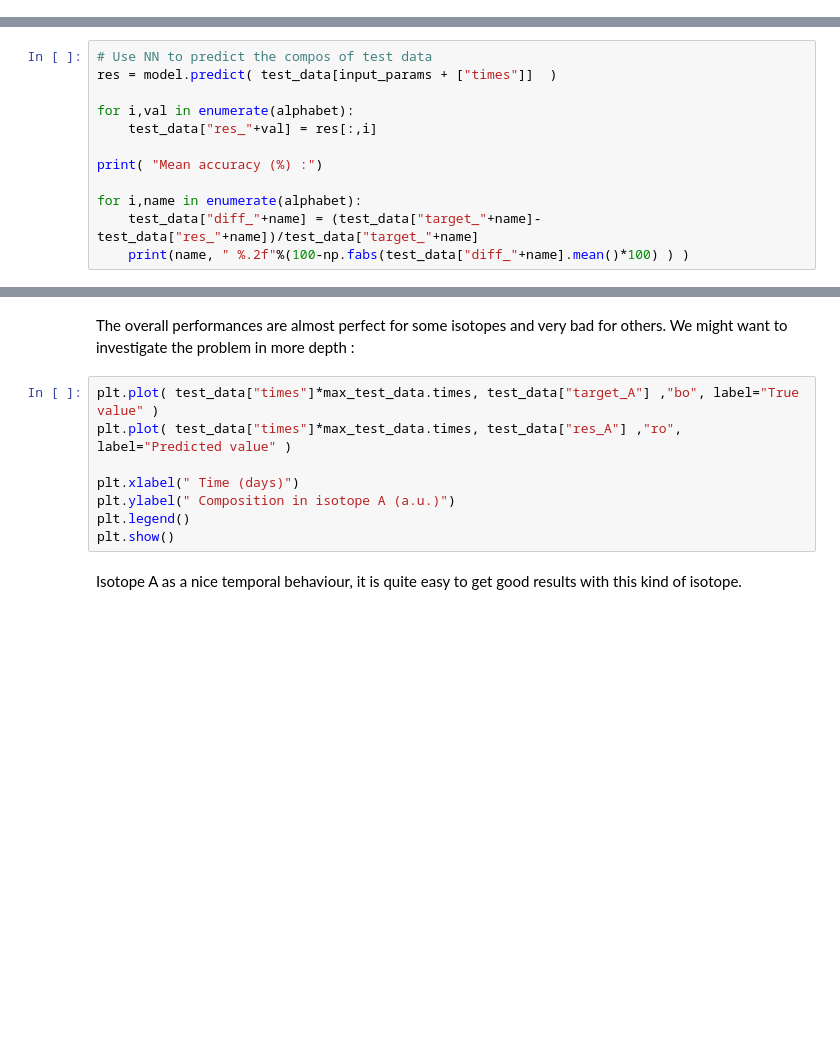
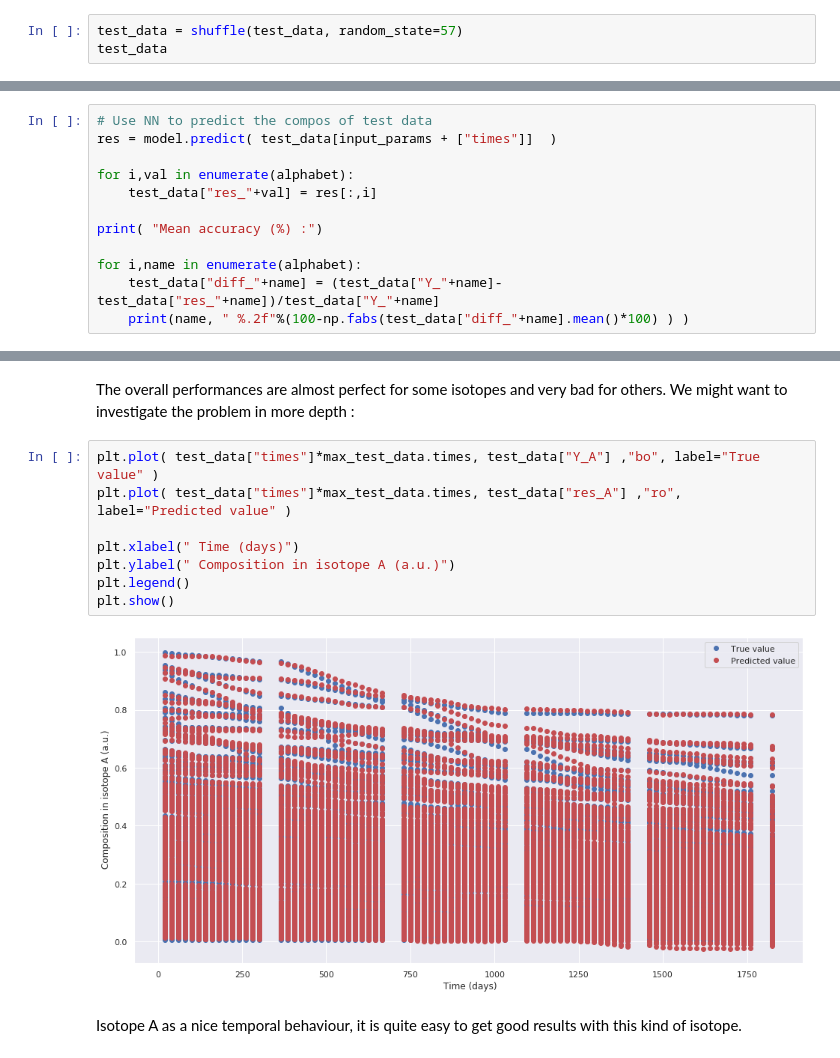
Before and after one commit to IRSN/nuclear_inventory_prediction, a Jupyter notebook: starting_kit.ipynb, the cells around one changed output, grey strips where cells are left out. Drawn from its saved outputs; the diff is of its cells as text; blank space fills up the shorter version.

```diff
--- a/starting_kit.ipynb
+++ b/starting_kit.ipynb
@@ -368,0 +491,3 @@ test_data
+# %%
+test_data = shuffle(test_data, random_state=57)
+test_data
@@ -412,5 +571,5 @@ for i,val in enumerate(alphabet):
 print( "Mean accuracy (%) :")
 
 for i,name in enumerate(alphabet):
-    test_data["diff_"+name] = (test_data["target_"+name]-test_data["res_"+name])/test_data["target_"+name]
+    test_data["diff_"+name] = (test_data["Y_"+name]-test_data["res_"+name])/test_data["Y_"+name]
     print(name, " %.2f"%(100-np.fabs(test_data["diff_"+name].mean()*100) ) )
@@ -417,13 +603,15 @@ for i,name in enumerate(alphabet):
 # %% [markdown]
 The overall performances are almost perfect for some isotopes and very bad for others. We might want to investigate the problem in more depth :
 # %%
-plt.plot( test_data["times"]*max_test_data.times, test_data["target_A"] ,"bo", label="True value" )
+plt.plot( test_data["times"]*max_test_data.times, test_data["Y_A"] ,"bo", label="True value" )
 plt.plot( test_data["times"]*max_test_data.times, test_data["res_A"] ,"ro", label="Predicted value" )
 
 plt.xlabel(" Time (days)")
 plt.ylabel(" Composition in isotope A (a.u.)")
 plt.legend()
 plt.show()
+# %% [output]
+[figure, added]
 # %% [markdown]
 Isotope A as a nice temporal behaviour, it is quite easy to get good results with this kind of isotope.
 # %%
```
Also changed, not shown: parts of 43 cells of this notebook.
